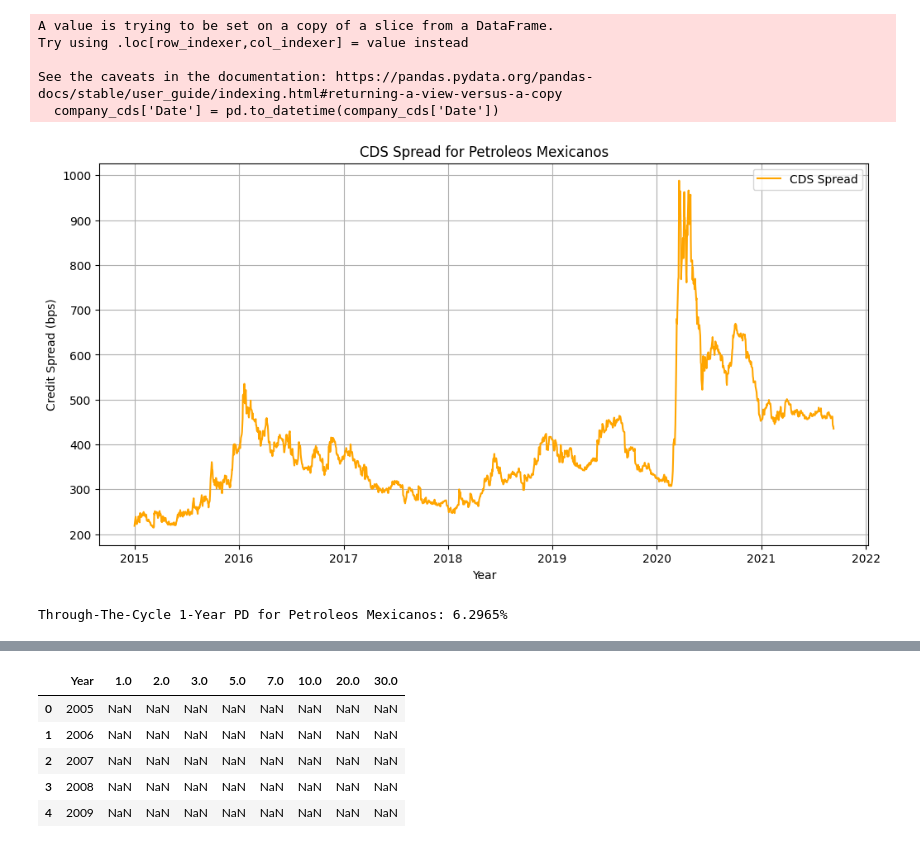
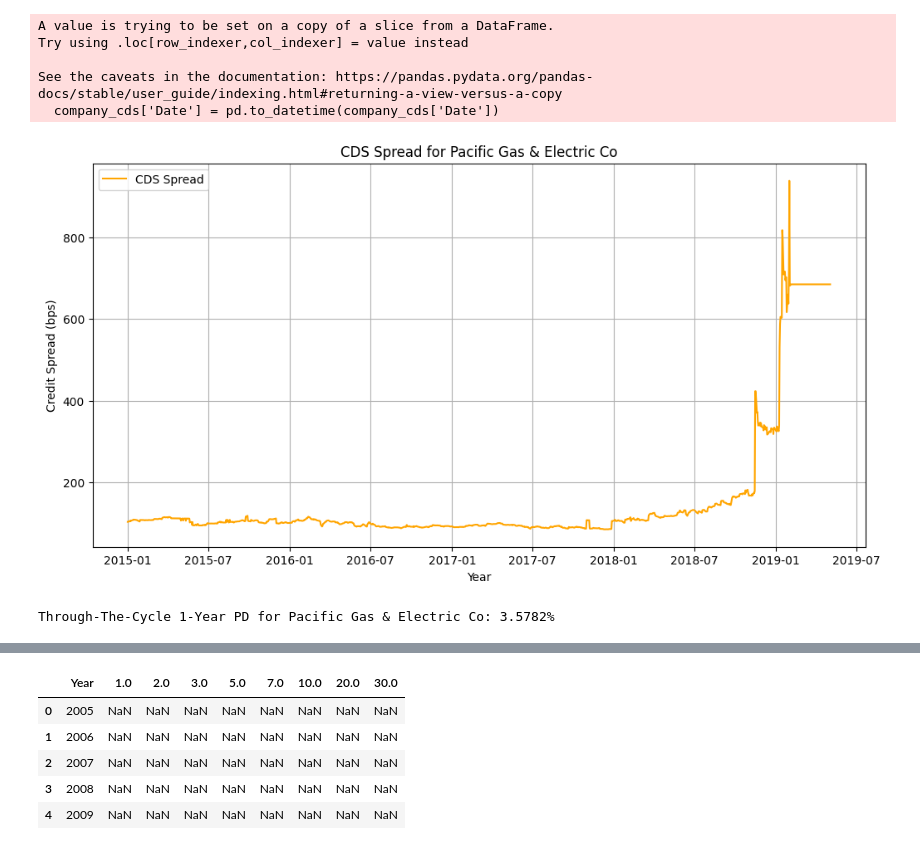
Before and after one commit to pancakes9798/Climate-Risk-Project, a Jupyter notebook: src/Credit_Spread_estimation.ipynb, the cells around one changed output, grey strips where cells are left out. Drawn from its saved outputs; the diff is of its cells as text; code cells hidden in the pictures.

```diff
--- a/src/Credit_Spread_estimation.ipynb
+++ b/src/Credit_Spread_estimation.ipynb
@@ -23,21 +41,21 @@ cds_data['Company'].unique()
 # %%
-# Plot the time series of CDS spreads for Petroleos Mexicanos
-company_cds = cds_data[cds_data['Company'] == 'Petroleos Mexicanos']
+# Plot the time series of CDS spreads for Pacific Gas & Electric Co
+company_cds = cds_data[cds_data['Company'] == 'Pacific Gas & Electric Co']
 company_cds['Date'] = pd.to_datetime(company_cds['Date'])
 company_cds.set_index('Date', inplace=True)
 plt.figure(figsize=(12, 6))
 plt.plot(company_cds.index, company_cds['PX10'], label='CDS Spread', color='orange')
-plt.title('CDS Spread for Petroleos Mexicanos')
+plt.title('CDS Spread for Pacific Gas & Electric Co')
 plt.xlabel('Year')
 plt.ylabel('Credit Spread (bps)')
 plt.legend()
 plt.grid()
 plt.show()
 # %% [output]
 A value is trying to be set on a copy of a slice from a DataFrame.
 Try using .loc[row_indexer,col_indexer] = value instead
 
 See the caveats in the documentation: https://pandas.pydata.org/pandas-docs/stable/user_guide/indexing.html#returning-a-view-versus-a-copy
   company_cds['Date'] = pd.to_datetime(company_cds['Date'])
-[figure, old version]
+[figure, new version]
 # %%
@@ -54,9 +72,9 @@ pd_1y_daily = 1.0 - np.exp(-lambda_1y)
 pd_1y_daily.index = pd.to_datetime(pd_1y_daily.index)
 pd_1y_yearly = pd_1y_daily.groupby(pd_1y_daily.index.year).mean()
 pd_TTC = pd_1y_yearly.mean()
-print(f'Through-The-Cycle 1-Year PD for Petroleos Mexicanos: {pd_TTC:.4%}')
+print(f'Through-The-Cycle 1-Year PD for Pacific Gas & Electric Co: {pd_TTC:.4%}')
 # %% [output]
-Through-The-Cycle 1-Year PD for Petroleos Mexicanos: 6.2965%
+Through-The-Cycle 1-Year PD for Pacific Gas & Electric Co: 3.5782%
 # %%
 # Data preparation for climate data frame : Scenario SSP1 - 1.9
 
```
Also changed, not shown: parts of 17 cells of this notebook, 5 other files.
